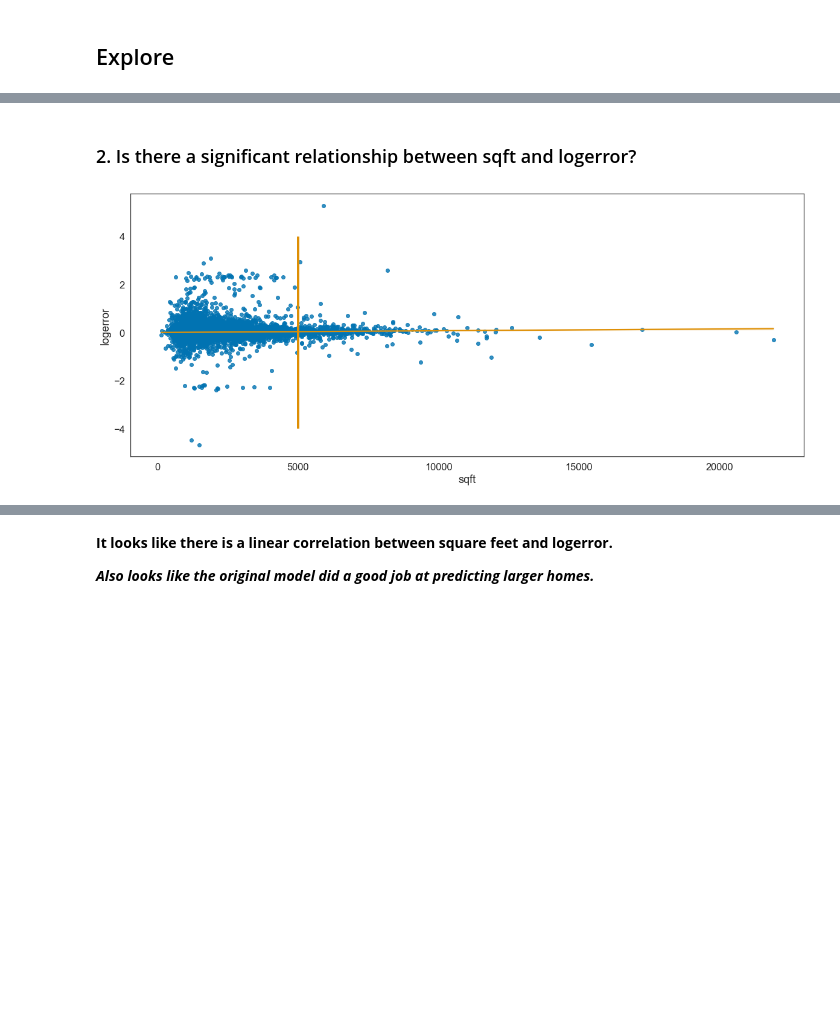
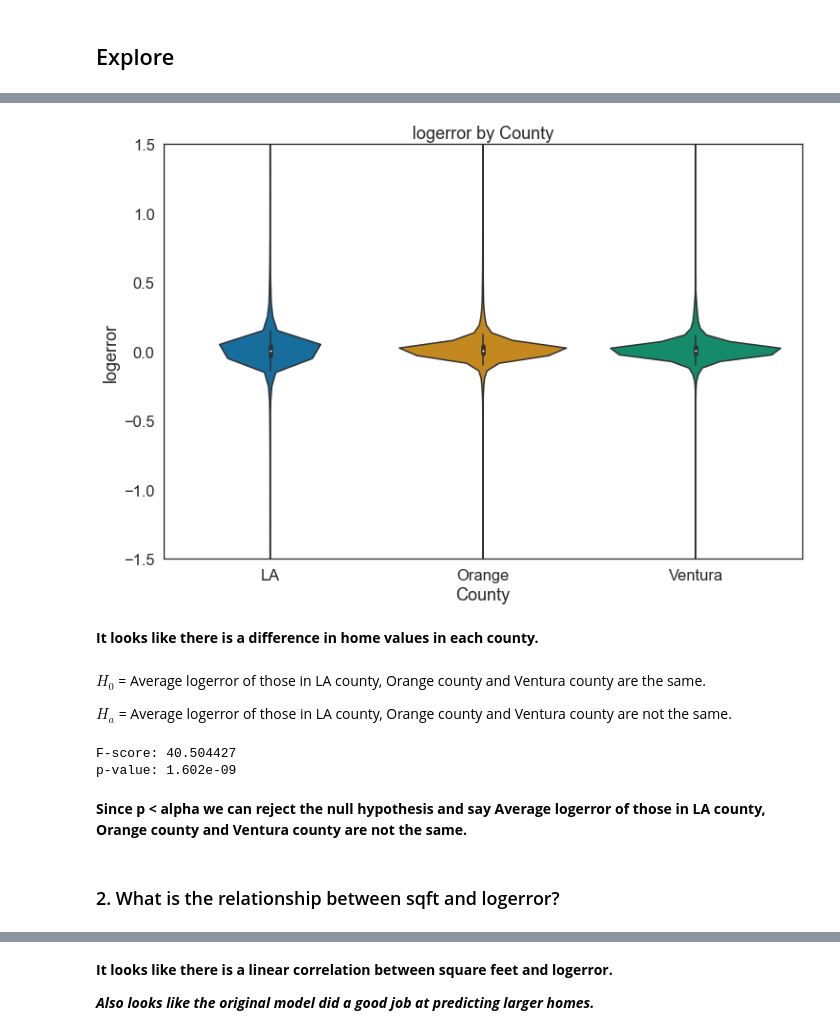
Before and after one commit to cd2022mirzakhani/clustering_project, a Jupyter notebook: project_template.ipynb, the cells around one changed output, grey strips where cells are left out. Cells and saved outputs as stored; diff of their text form; code cells hidden in the pictures; blank space fills up the shorter version.

```diff
--- a/project_template.ipynb
+++ b/project_template.ipynb
@@ -168,19 +127,37 @@ plt.show()
+# %%
+#make plot
+fig, ax = plt.subplots(1,1, figsize=(12,8))
+sns.violinplot(data = train, x = 'county', y = 'logerror', palette='colorblind', ax=ax)
+ax.set_title('logerror by County')
+ax.set_xlabel('County')
+ax.set_ylim(-1.5,1.5)
+plt.show()
+# %% [output]
+[figure, new version]
+# %% [markdown]
+**It looks like there is a difference in home values in each county.**
+# %% [markdown]
+$H_0$ = Average logerror of those in LA county, Orange county and Ventura county are the same.
+
+$H_a$ = Average logerror of those in LA county, Orange county and Ventura county are not the same.
+# %%
+#splitting data into a df per county:
+la = train[train.county == 'LA'].logerror
+orange = train[train.county == 'Orange'].logerror
+ventura = train[train.county == 'Ventura'].logerror
+
+#Running a one-way ANOVA (there is a single independent variable - 'county'):
+f, p = stats.kruskal(la, orange, ventura)
+
+#print results
+print(f"F-score: {f:.8}\np-value: {p:.4}")
+# %% [output]
+F-score: 40.504427
+p-value: 1.602e-09
+# %% [markdown]
+**Since p < alpha we can reject the null hypothesis and say Average logerror of those in LA county, Orange county and Ventura county are not the same.**
 # %% [markdown]
-### 2. Is there a significant relationship between sqft and logerror?
+### 2. What is the relationship between sqft and logerror?
-# %%
-#set font size
-sns.set(font_scale=1.5)
-#set plot style
-sns.set_style('white')
-
-#make plot
-fig, ax = plt.subplots(1,1, figsize=(20,8))
-sns.regplot('sqft', 'logerror', data=train, scatter_kws={"color":"#0173b2"}, line_kws={"color": "#de8f05"})
-ax.vlines(5000, -4, 4, color="#de8f05", label='mean logerror', linewidth=4)
-ax.set_ylabel("logerror")
-plt.show()
-# %% [output]
-[figure, removed]
 # %%
 #set font size
 sns.set(font_scale=1.5)
```
Also changed, not shown: parts of 29 cells of this notebook.
